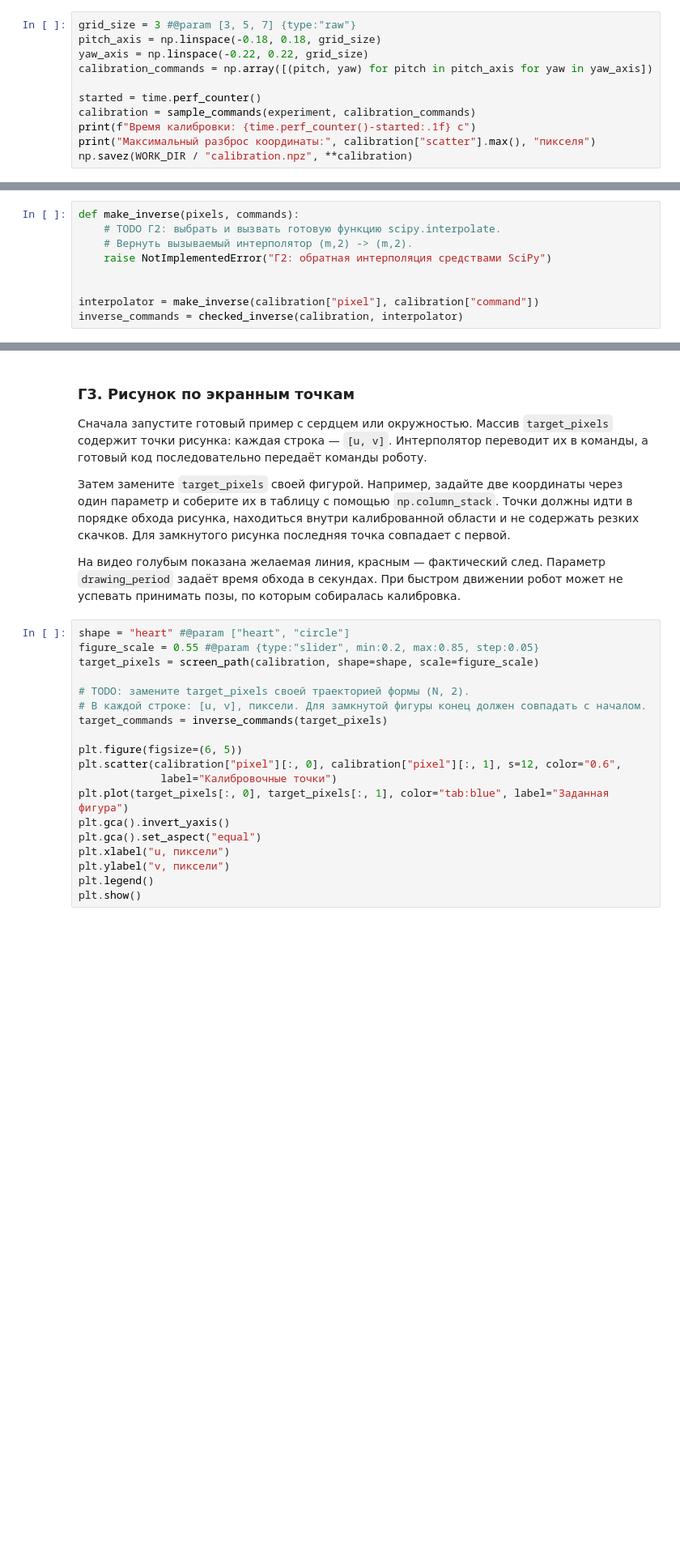
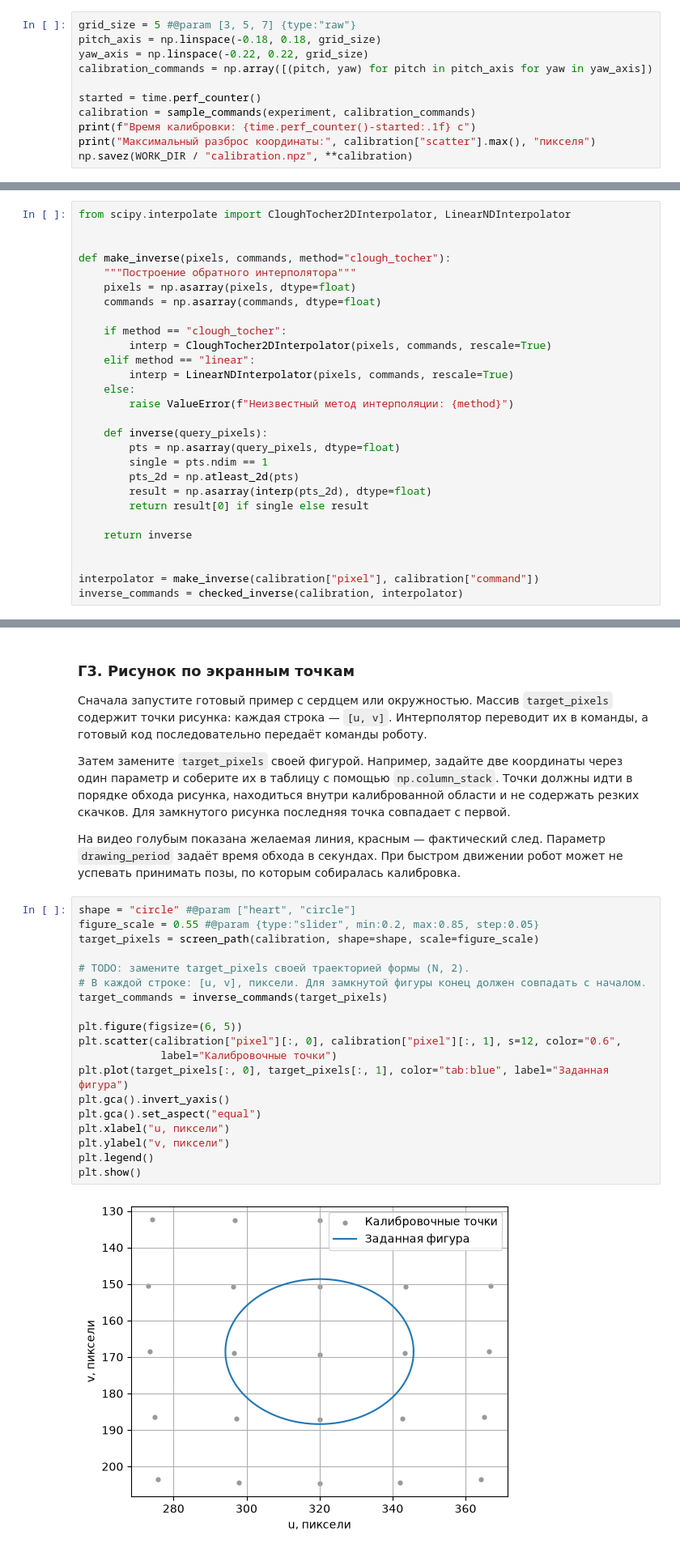
Before and after one commit to knigstein/NumericalMethods, a Jupyter notebook: lab2/Numerical_Methods_Lab_2_Analysis_ipynb.ipynb, the cells around one changed output, grey strips where cells are left out. Shown at 81% size. Saved outputs shown, nothing was run; the diff lists cells and outputs as text; blank space fills up the shorter version.

```diff
--- a/lab2/Numerical_Methods_Lab_2_Analysis_ipynb.ipynb
+++ b/lab2/Numerical_Methods_Lab_2_Analysis_ipynb.ipynb
@@ -4195,7 +4223,7 @@ with mujoco.Renderer(experiment.model, height=H, width=W) as renderer:
 
 Посмотрите на график собранных точек. Равномерным изменениям углов не обязательно соответствуют равномерные смещения на экране. Камеру и параметры стойки после сбора данных не меняйте: иначе полученные соответствия перестанут описывать эксперимент.
 # %%
-grid_size = 3 #@param [3, 5, 7] {type:"raw"}
+grid_size = 5 #@param [3, 5, 7] {type:"raw"}
 pitch_axis = np.linspace(-0.18, 0.18, grid_size)
 yaw_axis = np.linspace(-0.22, 0.22, grid_size)
 calibration_commands = np.array([(pitch, yaw) for pitch in pitch_axis for yaw in yaw_axis])
@@ -4246,10 +4284,29 @@ commands_for_points = inverse(calibration["pixel"][:3])
 
 Затем запустите проверочный опыт. Он подаст **новые** команды, измерит положения метки, восстановит команды по вашему интерполятору и снова выполнит их на роботе. Сравните исходные и восстановленные углы, а также желаемые и достигнутые точки. Эти данные не добавляйте в калибровочную таблицу: иначе проверка перестанет быть независимой.
 # %%
-def make_inverse(pixels, commands):
-    # TODO Г2: выбрать и вызвать готовую функцию scipy.interpolate.
-    # Вернуть вызываемый интерполятор (m,2) -> (m,2).
-    raise NotImplementedError("Г2: обратная интерполяция средствами SciPy")
+from scipy.interpolate import CloughTocher2DInterpolator, LinearNDInterpolator
+
+
+def make_inverse(pixels, commands, method="clough_tocher"):
+    """Построение обратного интерполятора"""
+    pixels = np.asarray(pixels, dtype=float)
+    commands = np.asarray(commands, dtype=float)
+
+    if method == "clough_tocher":
+        interp = CloughTocher2DInterpolator(pixels, commands, rescale=True)
+    elif method == "linear":
+        interp = LinearNDInterpolator(pixels, commands, rescale=True)
+    else:
+        raise ValueError(f"Неизвестный метод интерполяции: {method}")
+
+    def inverse(query_pixels):
+        pts = np.asarray(query_pixels, dtype=float)
+        single = pts.ndim == 1
+        pts_2d = np.atleast_2d(pts)
+        result = np.asarray(interp(pts_2d), dtype=float)
+        return result[0] if single else result
+
+    return inverse
 
 
 interpolator = make_inverse(calibration["pixel"], calibration["command"])
@@ -4289,21 +4355,23 @@ plt.show()
 
 На видео голубым показана желаемая линия, красным — фактический след. Параметр `drawing_period` задаёт время обхода в секундах. При быстром движении робот может не успевать принимать позы, по которым собиралась калибровка.
 # %%
-shape = "heart" #@param ["heart", "circle"]
+shape = "circle" #@param ["heart", "circle"]
 figure_scale = 0.55 #@param {type:"slider", min:0.2, max:0.85, step:0.05}
 target_pixels = screen_path(calibration, shape=shape, scale=figure_scale)
 
 # TODO: замените target_pixels своей траекторией формы (N, 2).
 # В каждой строке: [u, v], пиксели. Для замкнутой фигуры конец должен совпадать с началом.
 target_commands = inverse_commands(target_pixels)
 
 plt.figure(figsize=(6, 5))
 plt.scatter(calibration["pixel"][:, 0], calibration["pixel"][:, 1], s=12, color="0.6",
              label="Калибровочные точки")
 plt.plot(target_pixels[:, 0], target_pixels[:, 1], color="tab:blue", label="Заданная фигура")
 plt.gca().invert_yaxis()
 plt.gca().set_aspect("equal")
 plt.xlabel("u, пиксели")
 plt.ylabel("v, пиксели")
 plt.legend()
 plt.show()
+# %% [output]
+[figure, added]
```
Also changed, not shown: parts of 11 cells of this notebook, 3 other files.
